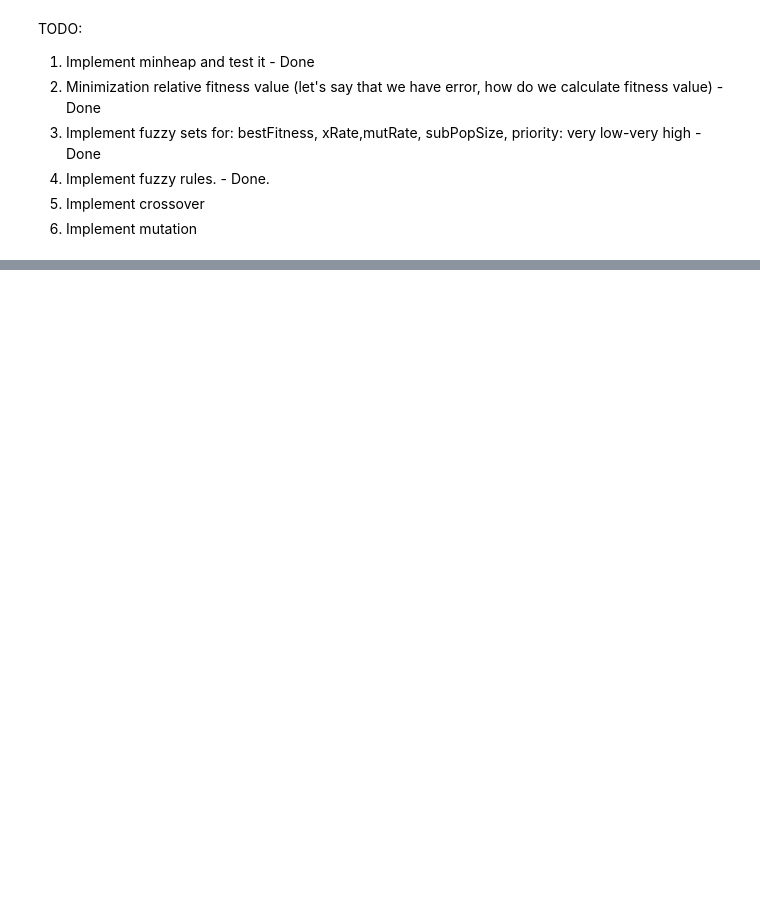
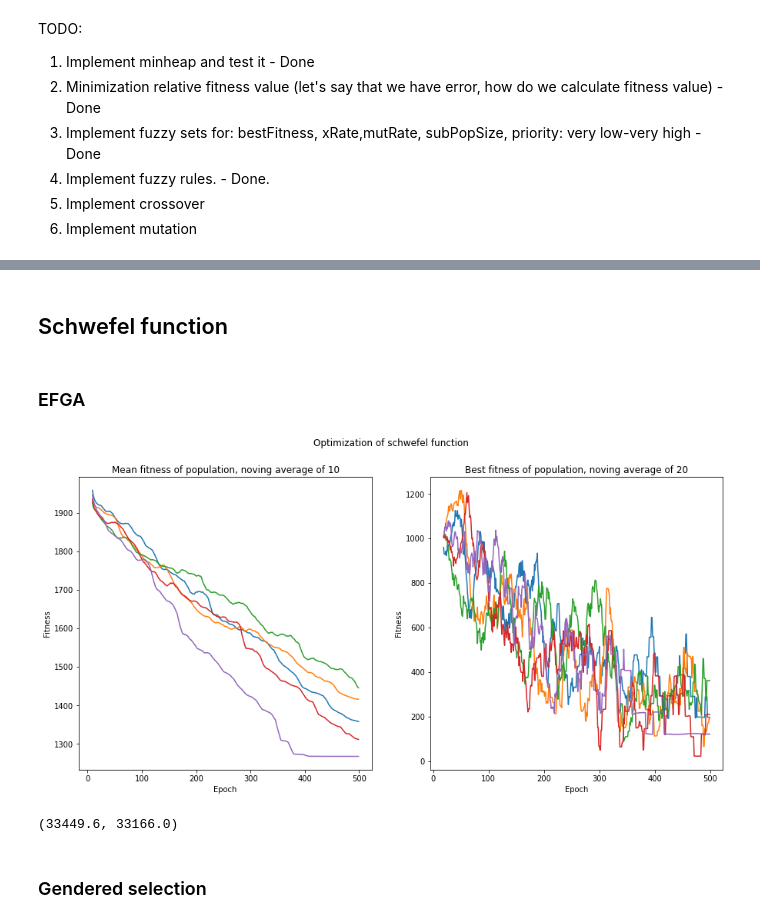
Before and after one commit to Arattel/Fuzzy_genetic_algorithms_implementations, a Jupyter notebook: efga.ipynb, the cells around one changed output, grey strips where cells are left out. Cells and saved outputs as stored; diff of their text form; code cells hidden in the pictures; blank space fills up the shorter version.

Commit message:
Added visualization, runners, Griewank function and general refactoring

```diff
--- a/efga.ipynb
+++ b/efga.ipynb
@@ -117,0 +31,24 @@ plt.show()
+# %% [markdown]
+## Schwefel function
+# %% [markdown]
+### EFGA
+# %%
+output_params = 'log/schwefel_efga_params.json'
+output_experiment_logs = 'log/schwefel_experiment_efga_logs.csv'
+experiment_logs, params = run_experiments_efga(n_experiments=5, epochs=500)
+
+
+with open(output_params, 'w') as f:
+    json.dump(params, f)
+
+experiment_logs.to_csv(output_experiment_logs)
+# %%
+visualize_efga(experiment_logs, windowsize_best=20, function_name='schwefel function')
+# %% [output]
+[figure, added]
+# %%
+experiment_logs.groupby('seed').first()['ncalls'].mean(), experiment_logs.groupby('seed').first()['ncalls'].median()
+# %% [output]
+(33449.6, 33166.0)
+# %% [markdown]
+### Gendered selection
```
Also changed, not shown: parts of 38 cells of this notebook, 5 other files.
